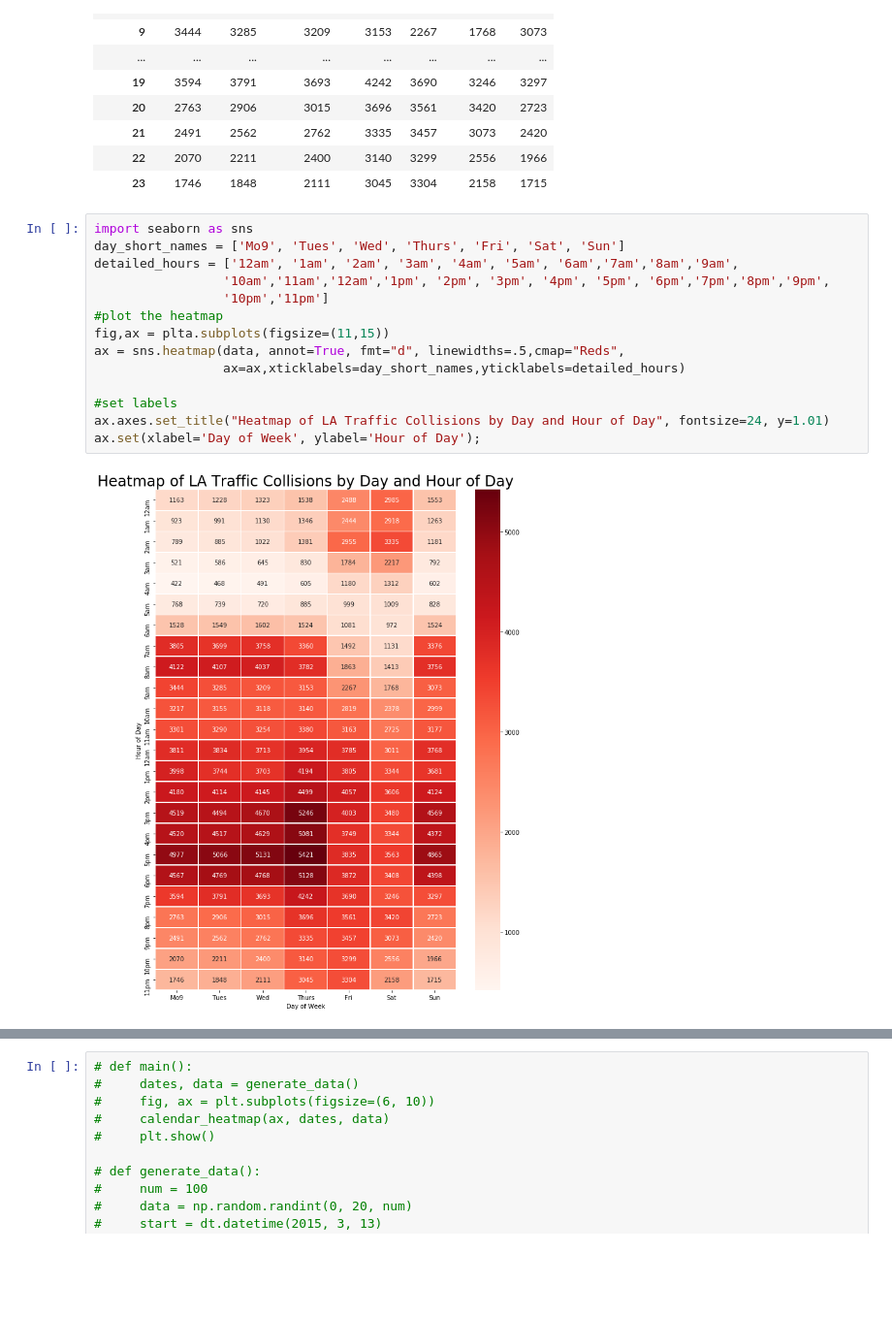
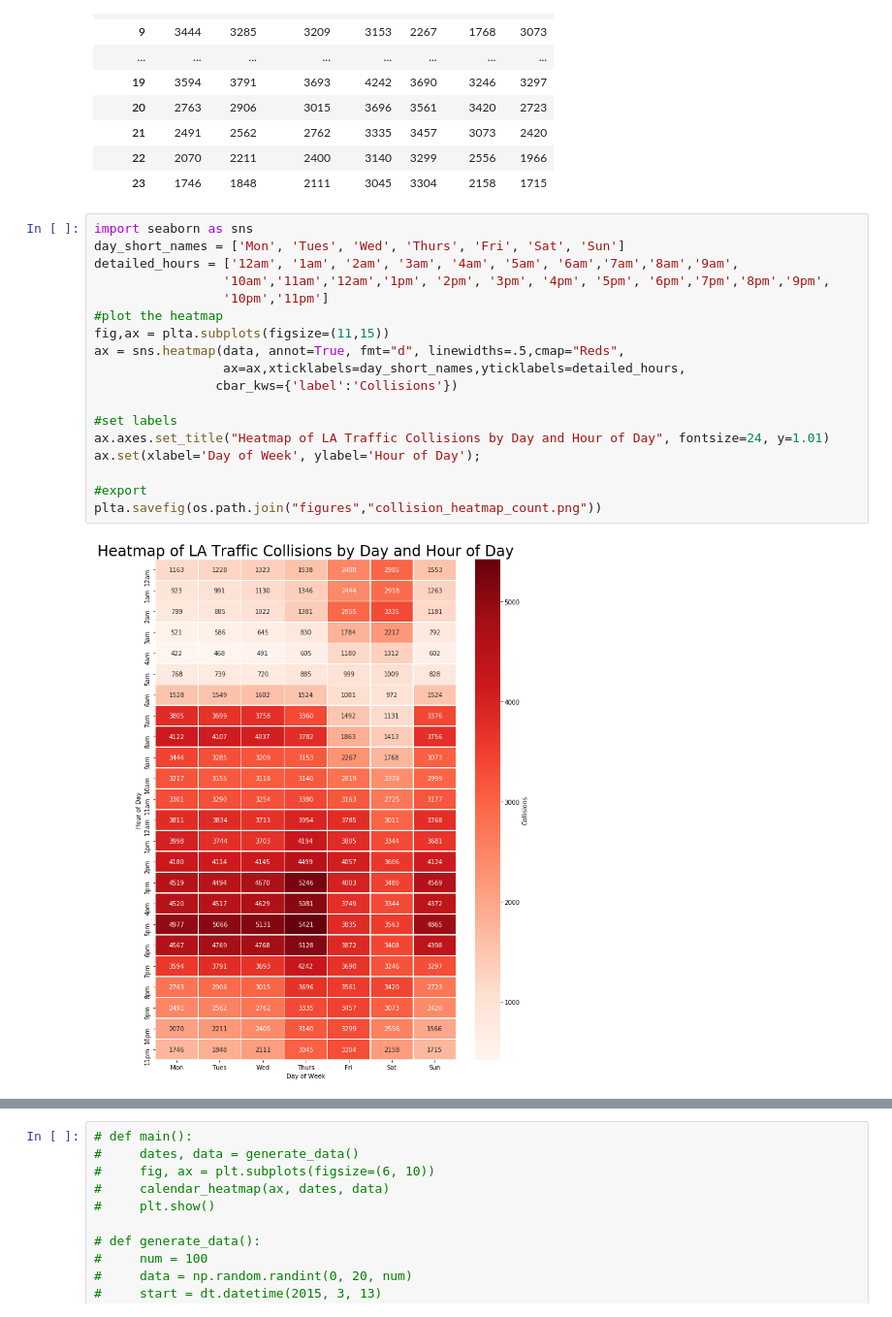
Before and after one commit to shaun-huang/LA-Traffic-Collision-Analysis, a Jupyter notebook: Heatmap by hour and weekdays.ipynb, the cells around one changed output, grey strips where cells are left out. Shown at 97% size. Drawn from its saved outputs; the diff is of its cells as text; blank space fills up the shorter version.

```diff
--- a/Heatmap by hour and weekdays.ipynb
+++ b/Heatmap by hour and weekdays.ipynb
@@ -75,17 +75,21 @@ data
 | 23 | 1746 | 1848 | 2111 | 3045 | 3304 | 2158 | 1715 |
 # %%
 import seaborn as sns
-day_short_names = ['Mo9', 'Tues', 'Wed', 'Thurs', 'Fri', 'Sat', 'Sun']
+day_short_names = ['Mon', 'Tues', 'Wed', 'Thurs', 'Fri', 'Sat', 'Sun']
 detailed_hours = ['12am', '1am', '2am', '3am', '4am', '5am', '6am','7am','8am','9am',
                  '10am','11am','12am','1pm', '2pm', '3pm', '4pm', '5pm', '6pm','7pm','8pm','9pm',
                  '10pm','11pm']
 #plot the heatmap
 fig,ax = plta.subplots(figsize=(11,15))
 ax = sns.heatmap(data, annot=True, fmt="d", linewidths=.5,cmap="Reds",
-                 ax=ax,xticklabels=day_short_names,yticklabels=detailed_hours)
+                 ax=ax,xticklabels=day_short_names,yticklabels=detailed_hours,
+                cbar_kws={'label':'Collisions'})
 
 #set labels
 ax.axes.set_title("Heatmap of LA Traffic Collisions by Day and Hour of Day", fontsize=24, y=1.01)
 ax.set(xlabel='Day of Week', ylabel='Hour of Day');
+
+#export
+plta.savefig(os.path.join("figures","collision_heatmap_count.png"))
 # %% [output]
-[figure, old version]
+[figure, new version]
```
Also changed, not shown: parts of 2 cells of this notebook, 6 other files.
